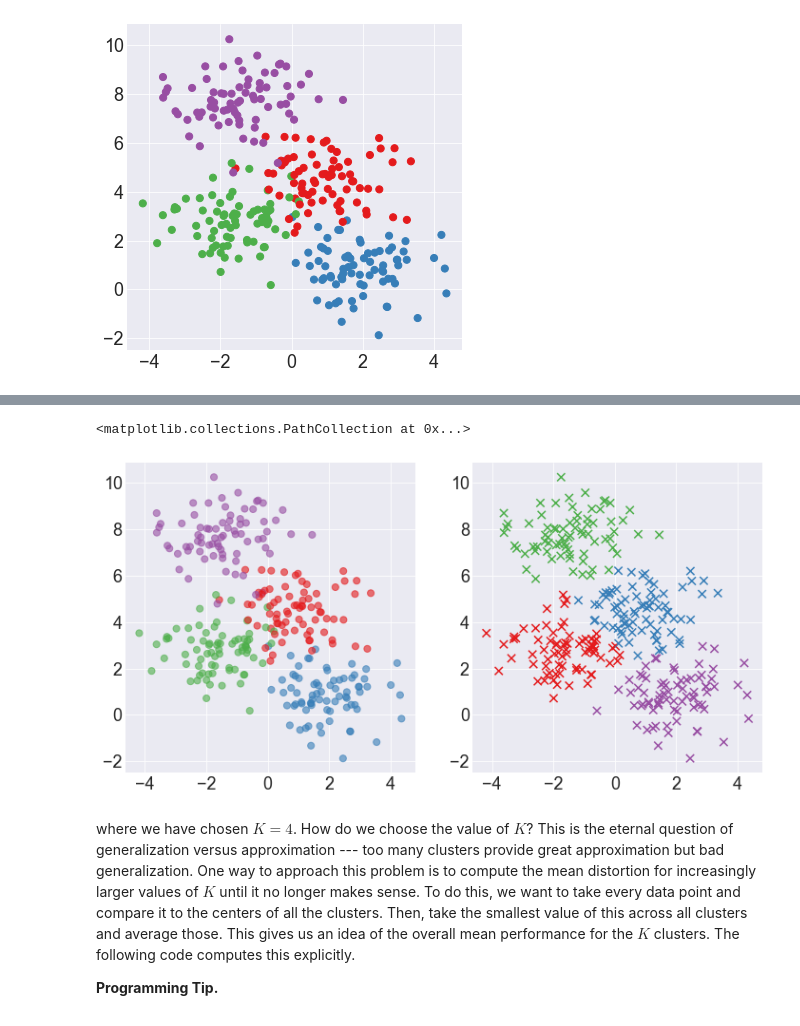
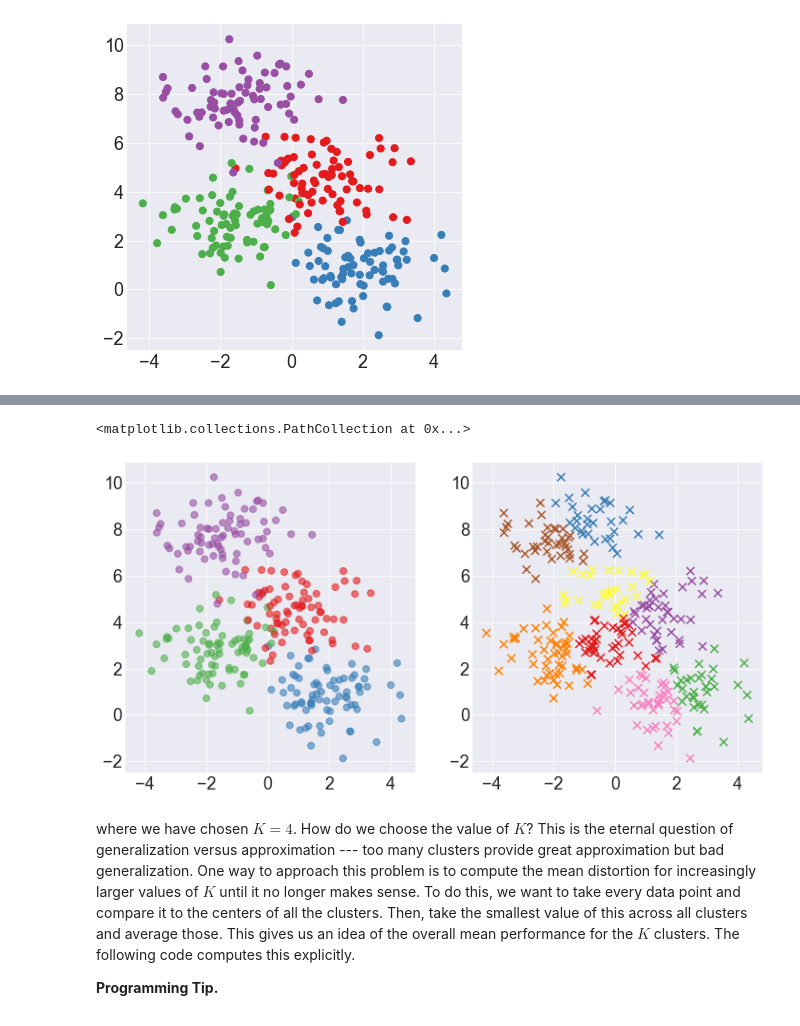
Before and after one commit to hvribeiro/MCSC1, a Jupyter notebook: aulas/04.4 - SVM, PCA, Clustering, and Ensemble Methods.ipynb, the cells around one changed output, grey strips where cells are left out. Drawn from its saved outputs; the diff is of its cells as text; code cells hidden in the pictures.

```diff
--- a/aulas/04.4 - SVM, PCA, Clustering, and Ensemble Methods.ipynb
+++ b/aulas/04.4 - SVM, PCA, Clustering, and Ensemble Methods.ipynb
@@ -1432,7 +1451,7 @@ conventions in Scikit-learn,
 # %%
 from sklearn.cluster import KMeans
 
-kmeans = KMeans(n_clusters=4)
+kmeans = KMeans(n_clusters=8)
 kmeans.fit(X)
 # %% [output]
 KMeans(algorithm='auto', copy_x=True, init='k-means++', max_iter=300,
@@ -1440 +1459,3 @@ KMeans(algorithm='auto', copy_x=True, init='k-means++', max_iter=300,
     random_state=None, tol=0.0001, verbose=0)
+# %%
+ypred = kmeans.predict(X)
@@ -1441,25 +1473,25 @@ KMeans(algorithm='auto', copy_x=True, init='k-means++', max_iter=300,
 # %%
 fig, ax = plt.subplots(ncols=2,figsize=(12, 6))
 
 ax[0].scatter(
     X[:, 0],
     X[:, 1],
     c=y,
     s=50,
     cmap=palettable.colorbrewer.qualitative.Set1_4.mpl_colormap,
     alpha=0.6)
 
 ax[1].scatter(
     X[:, 0],
     X[:, 1],
     c=ypred,
     s=70,
     marker='x',
-    cmap=palettable.colorbrewer.qualitative.Set1_4.mpl_colormap,
+    cmap=palettable.colorbrewer.qualitative.Set1_8.mpl_colormap,
     alpha=1)
 # %% [output]
 <matplotlib.collections.PathCollection at 0x...>
-[figure, old version]
+[figure, new version]
 # %% [markdown]
 where we  have chosen $K=4$. How do we choose the value of
 $K$?  This is the eternal question of generalization versus
```
Also changed, not shown: parts of 20 cells of this notebook.
